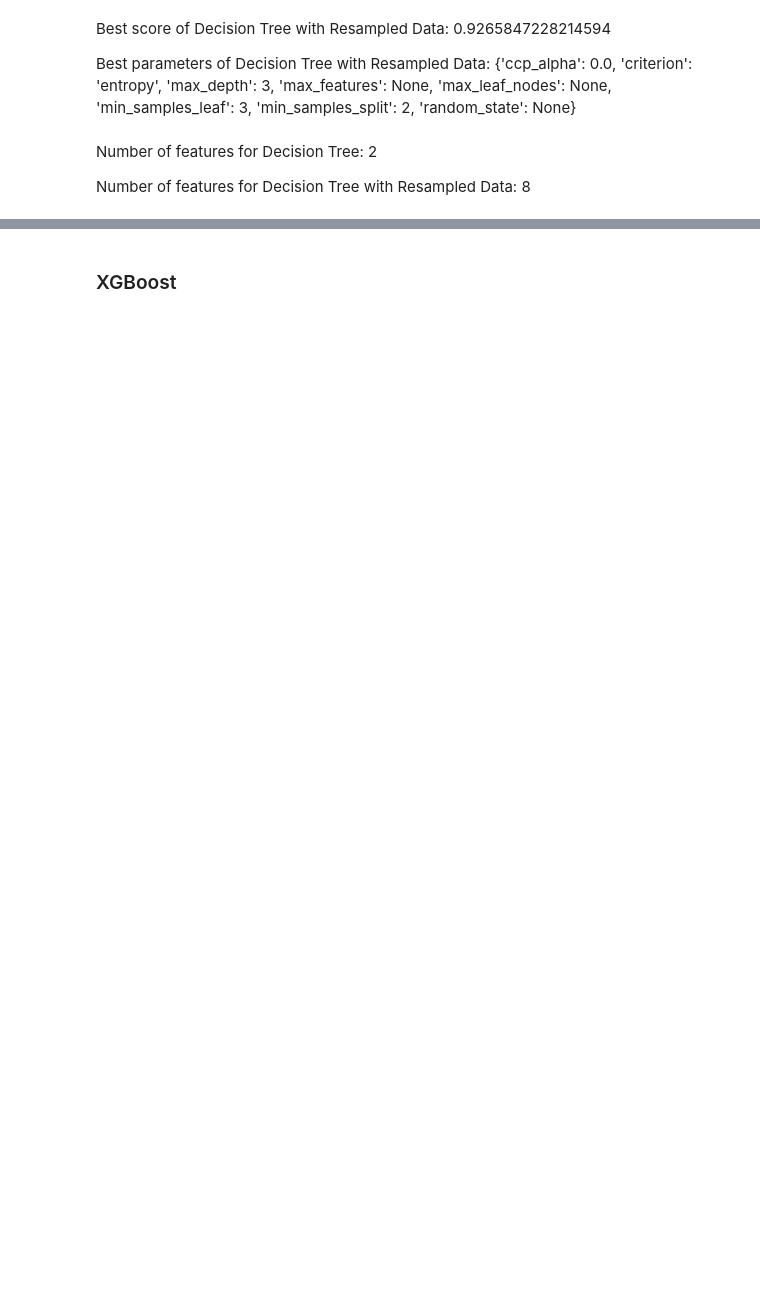
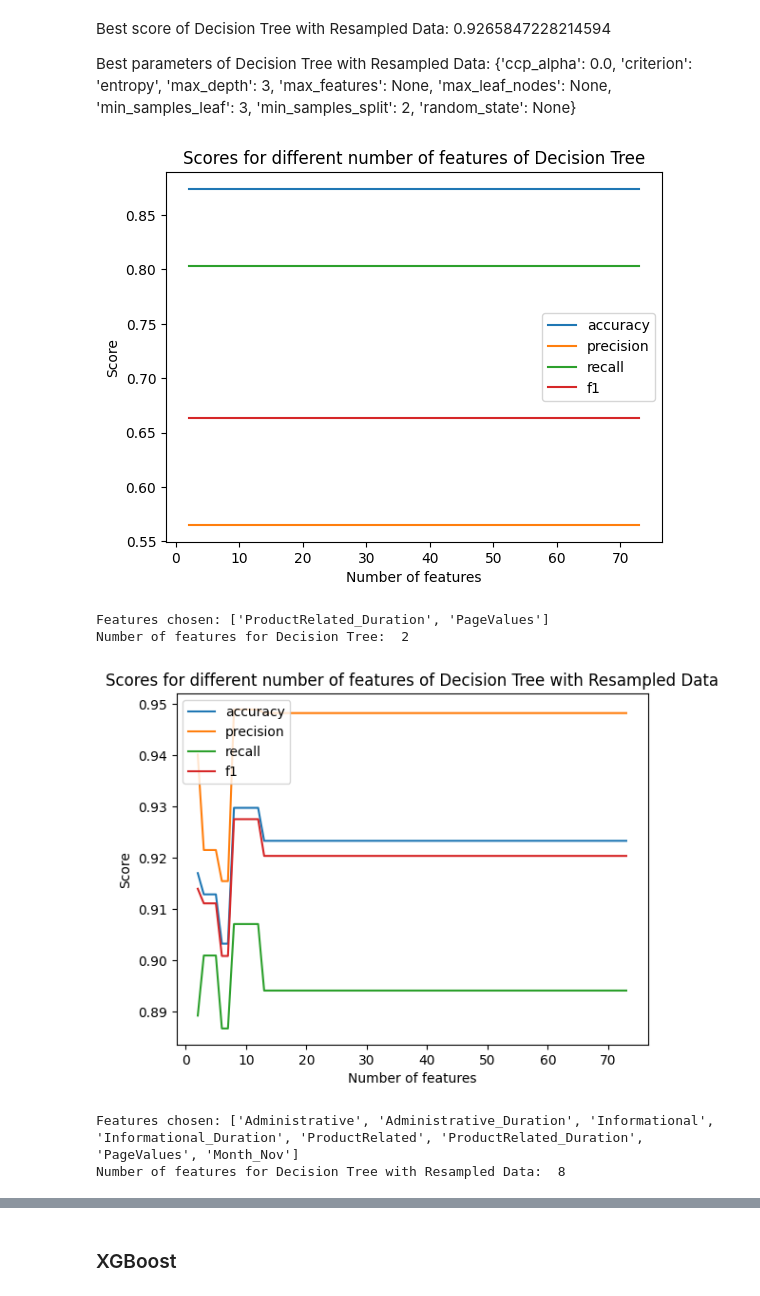
Before and after one commit to marianaosiecka/ML_project_uwr_2025, a Jupyter notebook: project.ipynb, the cells around one changed output, grey strips where cells are left out. Drawn from its saved outputs; the diff is of its cells as text; code cells hidden in the pictures; blank space fills up the shorter version.

```diff
--- a/project.ipynb
+++ b/project.ipynb
@@ -574,14 +752,17 @@ decision_tree_classifier_resampled = grid_search_decision_tree_resampled.best_es
 decision_tree_classifier = DecisionTreeClassifier(ccp_alpha=0.0, class_weight=None, criterion='entropy', max_depth=3, max_features=None, max_leaf_nodes=2, min_samples_leaf=3, min_samples_split=2, random_state=None)
 decision_tree_classifier_resampled = DecisionTreeClassifier(ccp_alpha=0.0, criterion='entropy', max_depth=3, max_features=None, max_leaf_nodes=None, min_samples_leaf=3, min_samples_split=2, random_state=None)
 # %%
-'''# decision tree
+# decision tree
 num_features_decision_tree = features_num_training_and_predictions_with_KFold(decision_tree_classifier, "Decision Tree", data)
 print("Number of features for Decision Tree: ", num_features_decision_tree)
 
 # decision tree with class weights
 num_features_decision_tree_resampled=features_num_training_and_predictions_with_KFold(decision_tree_classifier_resampled, "Decision Tree with Resampled Data", resampled_data)
-print("Number of features for Decision Tree with Resampled Data: ", num_features_decision_tree_resampled)'''
+print("Number of features for Decision Tree with Resampled Data: ", num_features_decision_tree_resampled)
+# %% [output]
+[figure, added]
+Features chosen: ['ProductRelated_Duration', 'PageValues']
+Number of features for Decision Tree:  2
+[figure, added]
+Features chosen: ['Administrative', 'Administrative_Duration', 'Informational', 'Informational_Duration', 'ProductRelated', 'ProductRelated_Duration', 'PageValues', 'Month_Nov']
+Number of features for Decision Tree with Resampled Data:  8
-# %% [markdown]
-Number of features for Decision Tree:  2
-
-Number of features for Decision Tree with Resampled Data:  8
```
Also changed, not shown: parts of 53 cells of this notebook, 1 other file.
